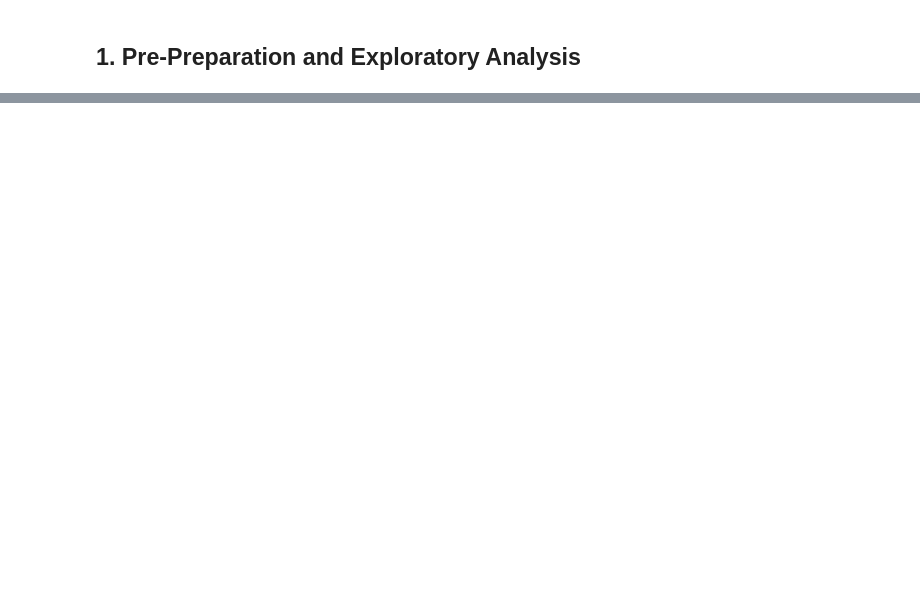
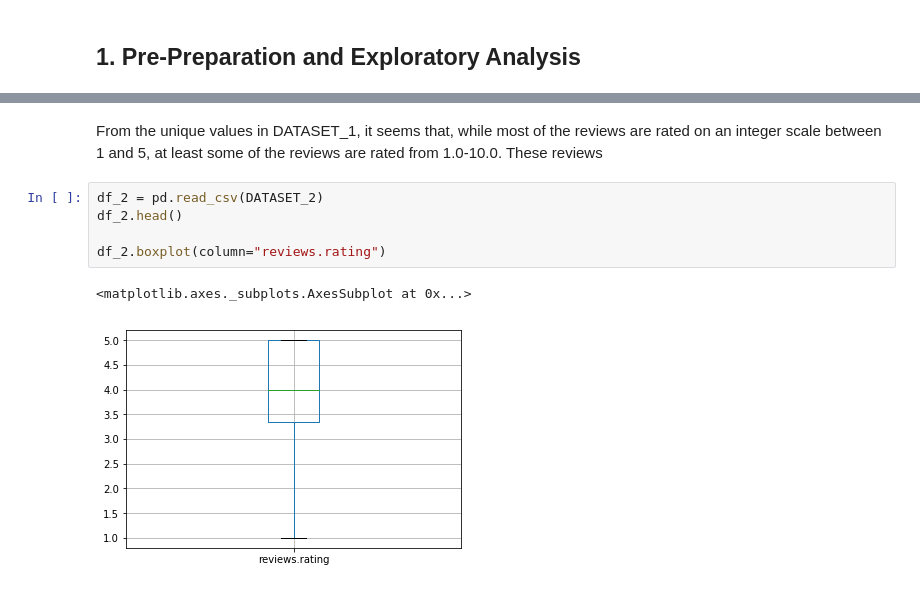
Before and after one commit to SJTButler/hotel-review-analysis, a Jupyter notebook: Hotel Review Analysis.ipynb, the cells around one changed output, grey strips where cells are left out. Saved outputs shown, nothing was run; the diff lists cells and outputs as text; blank space fills up the shorter version.

```diff
--- a/Hotel Review Analysis.ipynb
+++ b/Hotel Review Analysis.ipynb
@@ -29,0 +84,10 @@ df.describe()
+# %% [markdown]
+From the unique values in DATASET_1, it seems that, while most of the reviews are rated on an integer scale between 1 and 5, at least some of the reviews are rated from 1.0-10.0. These reviews
+# %%
+df_2 = pd.read_csv(DATASET_2)
+df_2.head()
+
+df_2.boxplot(column="reviews.rating")
+# %% [output]
+<matplotlib.axes._subplots.AxesSubplot at 0x...>
+[figure, added]
```
Also changed, not shown: parts of 14 cells of this notebook.
